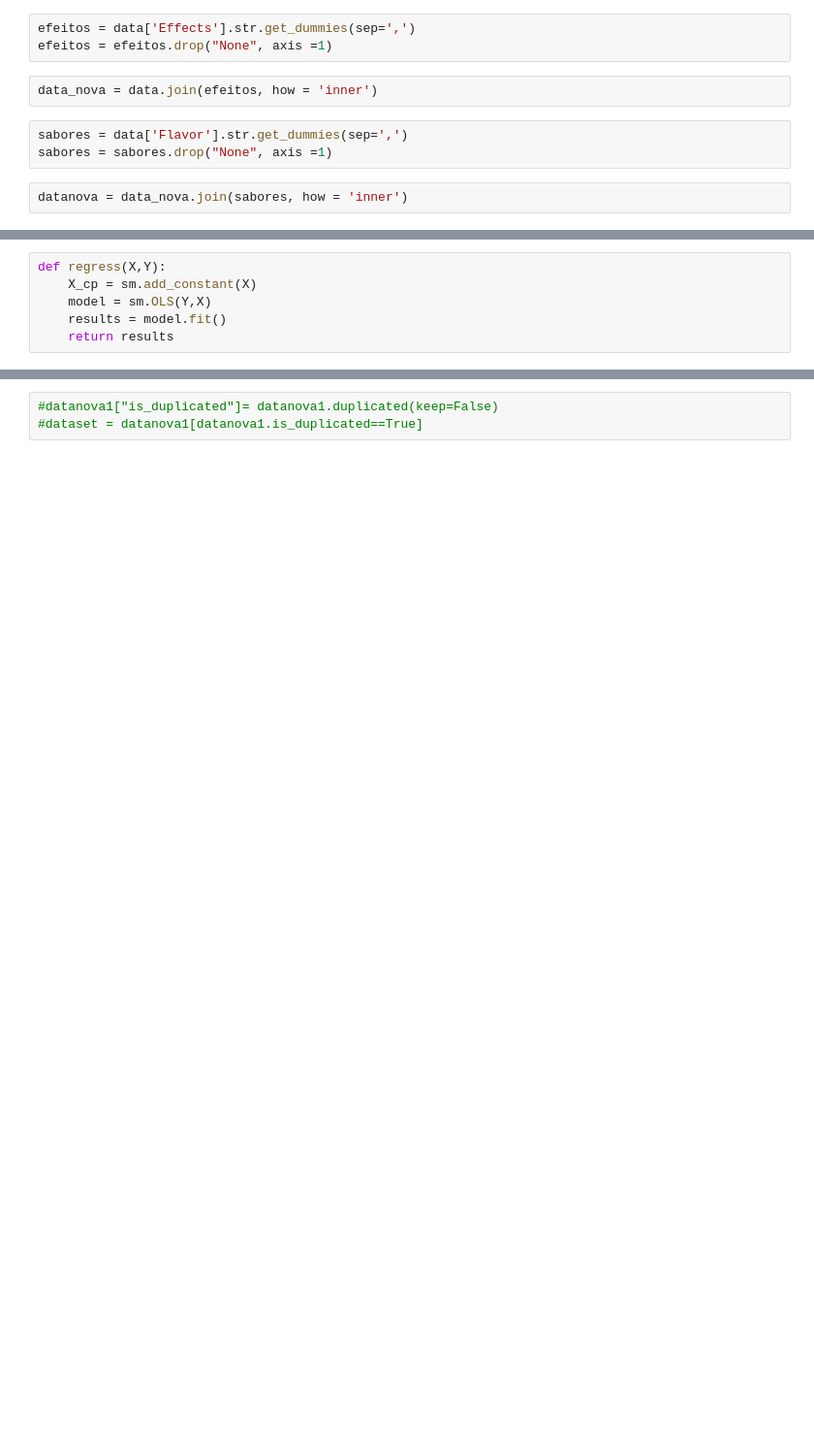
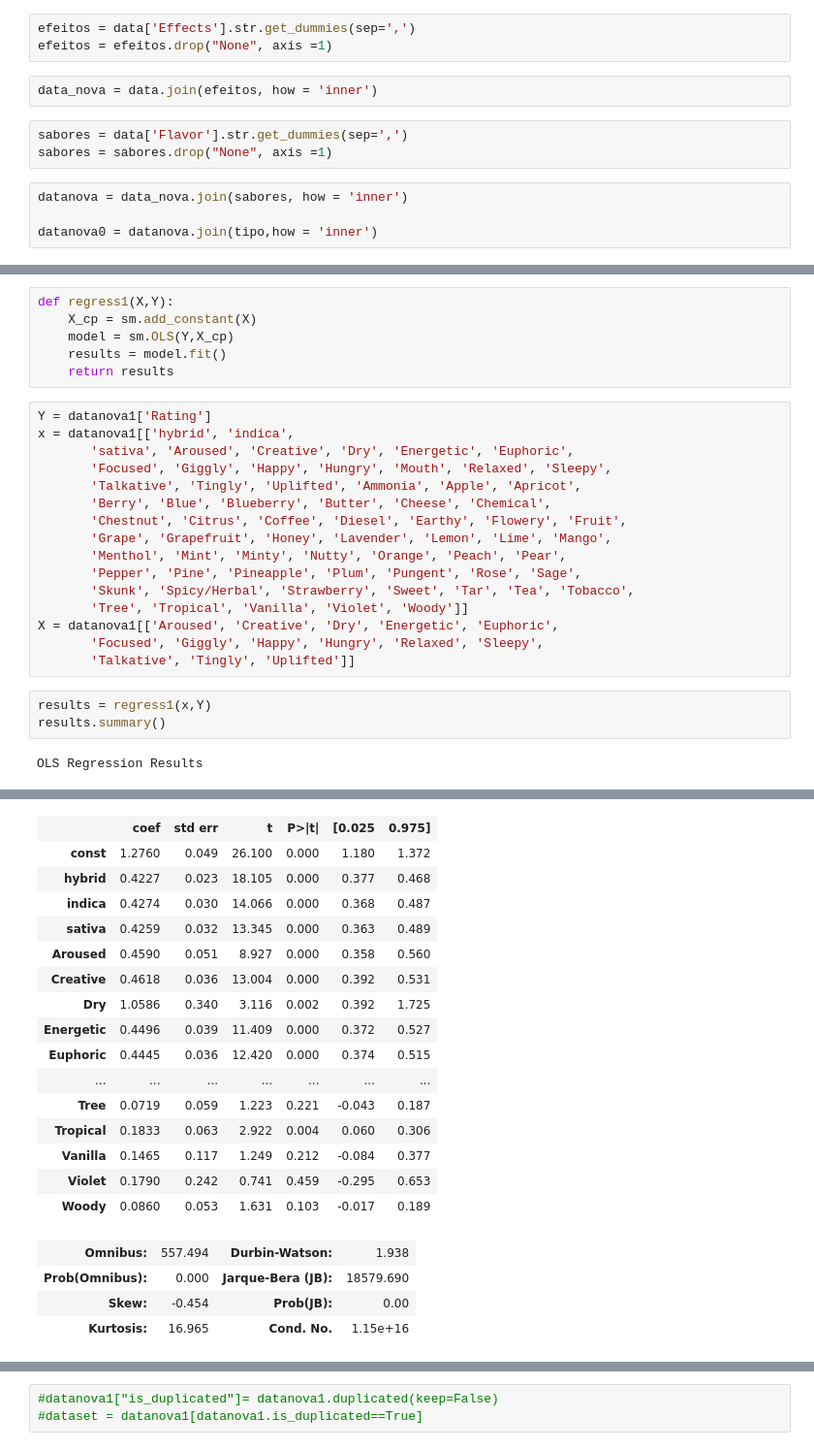
Before and after one commit to giannapolitano/Projeto-3-CD, a Jupyter notebook: projeto-final.ipynb, the cells around one changed output, grey strips where cells are left out. Shown at 97% size. Drawn from its saved outputs; the diff is of its cells as text; blank space fills up the shorter version.

```diff
--- a/projeto-final.ipynb
+++ b/projeto-final.ipynb
@@ -30,4 +26,6 @@ sabores = data['Flavor'].str.get_dummies(sep=',')
 sabores = sabores.drop("None", axis =1)
 # %%
 datanova = data_nova.join(sabores, how = 'inner')
+
+datanova0 = datanova.join(tipo,how = 'inner')
 # %%
@@ -68,7 +47,28 @@ Index(['Rating', 'Tipo', 'Aroused', 'Creative', 'Dry', 'Energetic', 'Euphoric',
       dtype='object')
 # %%
-def regress(X,Y):
+def regress1(X,Y):
     X_cp = sm.add_constant(X)
-    model = sm.OLS(Y,X)
+    model = sm.OLS(Y,X_cp)
     results = model.fit()
     return results
+# %%
+Y = datanova1['Rating']
+x = datanova1[['hybrid', 'indica',
+       'sativa', 'Aroused', 'Creative', 'Dry', 'Energetic', 'Euphoric',
+       'Focused', 'Giggly', 'Happy', 'Hungry', 'Mouth', 'Relaxed', 'Sleepy',
+       'Talkative', 'Tingly', 'Uplifted', 'Ammonia', 'Apple', 'Apricot',
+       'Berry', 'Blue', 'Blueberry', 'Butter', 'Cheese', 'Chemical',
+       'Chestnut', 'Citrus', 'Coffee', 'Diesel', 'Earthy', 'Flowery', 'Fruit',
+       'Grape', 'Grapefruit', 'Honey', 'Lavender', 'Lemon', 'Lime', 'Mango',
+       'Menthol', 'Mint', 'Minty', 'Nutty', 'Orange', 'Peach', 'Pear',
+       'Pepper', 'Pine', 'Pineapple', 'Plum', 'Pungent', 'Rose', 'Sage',
+       'Skunk', 'Spicy/Herbal', 'Strawberry', 'Sweet', 'Tar', 'Tea', 'Tobacco',
+       'Tree', 'Tropical', 'Vanilla', 'Violet', 'Woody']]
+X = datanova1[['Aroused', 'Creative', 'Dry', 'Energetic', 'Euphoric',
+       'Focused', 'Giggly', 'Happy', 'Hungry', 'Relaxed', 'Sleepy',
+       'Talkative', 'Tingly', 'Uplifted']]
+# %%
+results = regress1(x,Y)
+results.summary()
+# %% [output]
+OLS Regression Results
@@ -74,0 +84,20 @@ def regress(X,Y):
+|  | coef | std err | t | P>|t| | [0.025 | 0.975] |
+| const | 1.2760 | 0.049 | 26.100 | 0.000 | 1.180 | 1.372 |
+| hybrid | 0.4227 | 0.023 | 18.105 | 0.000 | 0.377 | 0.468 |
+| indica | 0.4274 | 0.030 | 14.066 | 0.000 | 0.368 | 0.487 |
+| sativa | 0.4259 | 0.032 | 13.345 | 0.000 | 0.363 | 0.489 |
+| Aroused | 0.4590 | 0.051 | 8.927 | 0.000 | 0.358 | 0.560 |
+| Creative | 0.4618 | 0.036 | 13.004 | 0.000 | 0.392 | 0.531 |
+| Dry | 1.0586 | 0.340 | 3.116 | 0.002 | 0.392 | 1.725 |
+| Energetic | 0.4496 | 0.039 | 11.409 | 0.000 | 0.372 | 0.527 |
+| Euphoric | 0.4445 | 0.036 | 12.420 | 0.000 | 0.374 | 0.515 |
+| ... | ... | ... | ... | ... | ... | ... |
+| Tree | 0.0719 | 0.059 | 1.223 | 0.221 | -0.043 | 0.187 |
+| Tropical | 0.1833 | 0.063 | 2.922 | 0.004 | 0.060 | 0.306 |
+| Vanilla | 0.1465 | 0.117 | 1.249 | 0.212 | -0.084 | 0.377 |
+| Violet | 0.1790 | 0.242 | 0.741 | 0.459 | -0.295 | 0.653 |
+| Woody | 0.0860 | 0.053 | 1.631 | 0.103 | -0.017 | 0.189 |
+| Omnibus: | 557.494 | Durbin-Watson: | 1.938 |
+| Prob(Omnibus): | 0.000 | Jarque-Bera (JB): | 18579.690 |
+| Skew: | -0.454 | Prob(JB): | 0.00 |
+| Kurtosis: | 16.965 | Cond. No. | 1.15e+16 |
```
Also changed, not shown: parts of 16 cells of this notebook.
